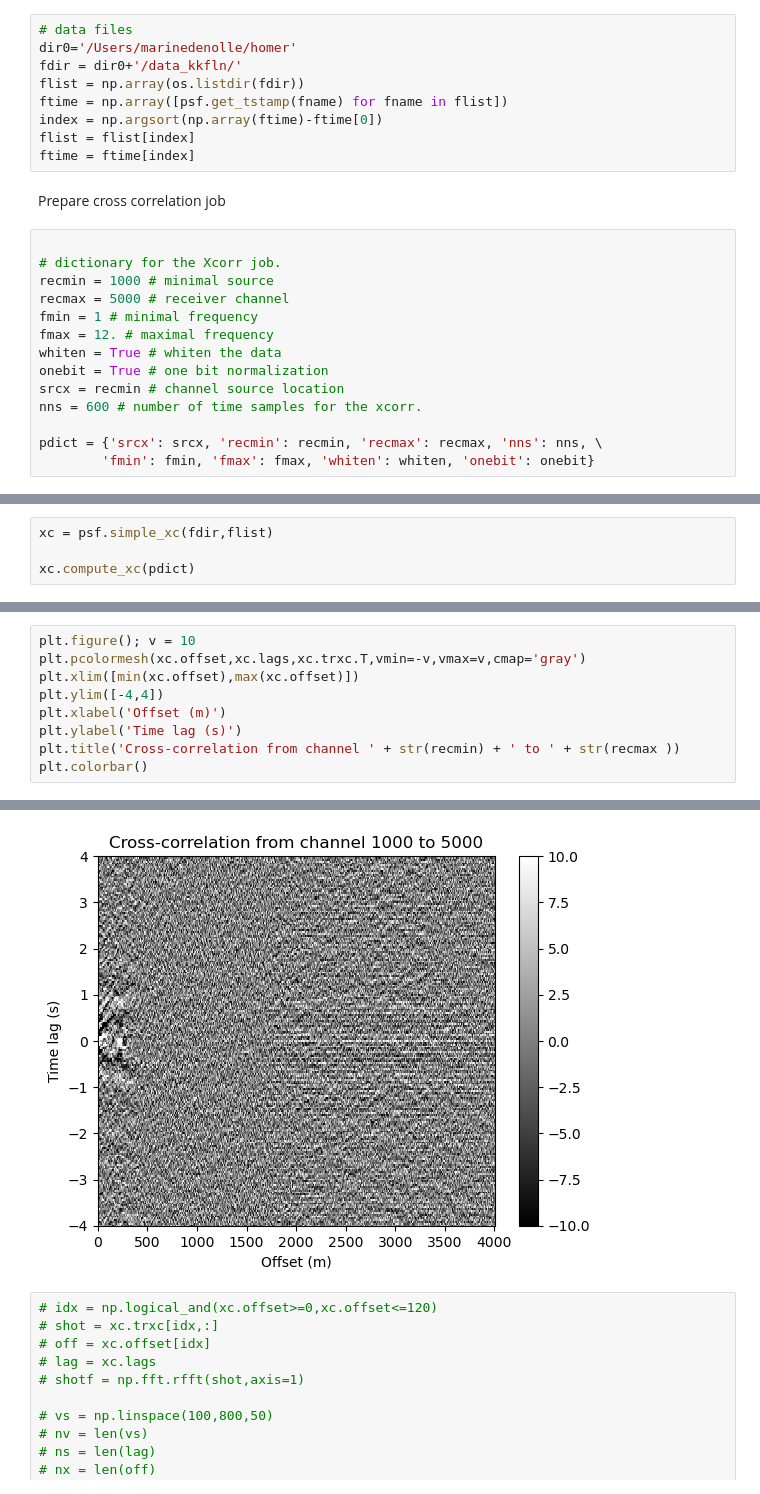
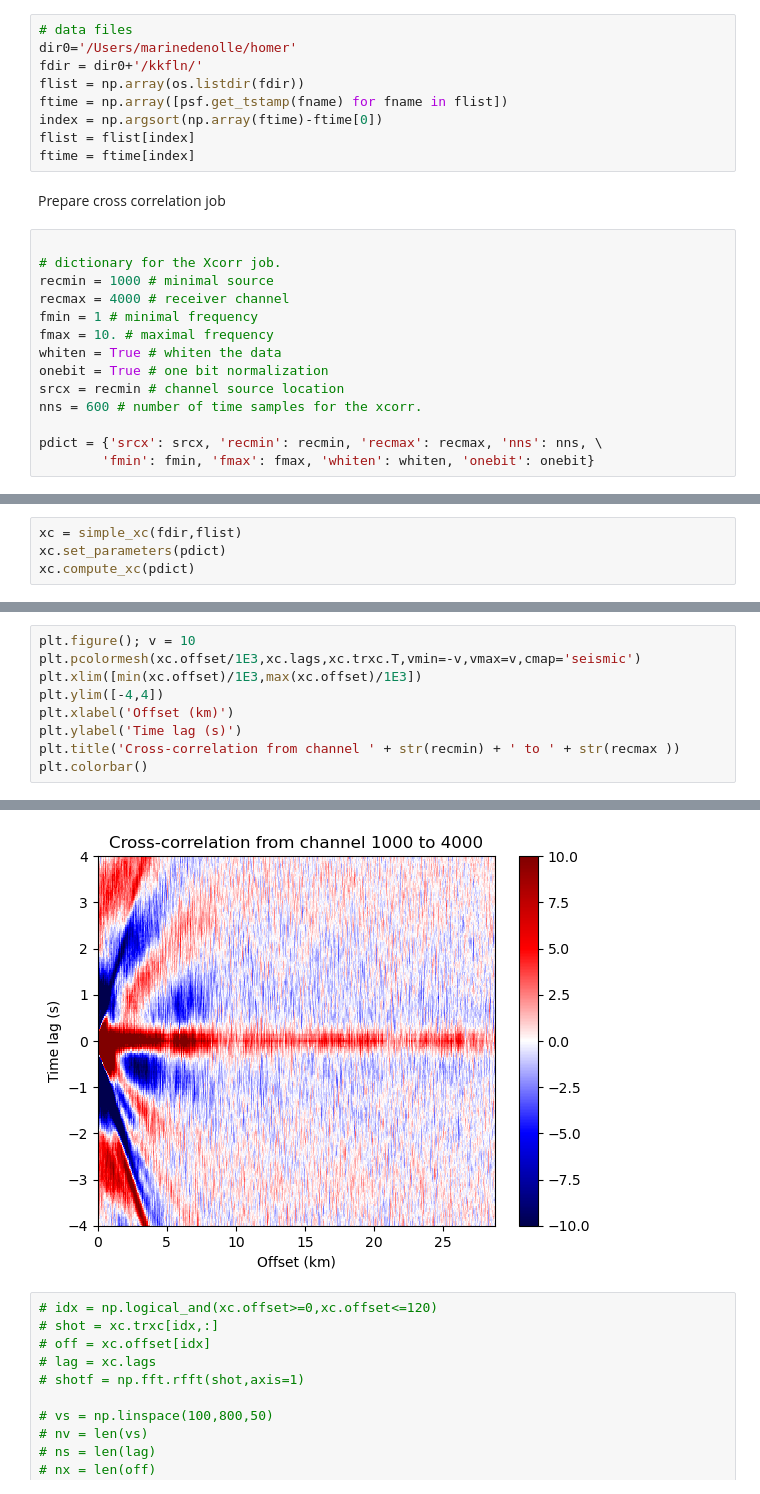
Before and after one commit to uwfiberlab/field_das, a Jupyter notebook: homer/homer_qc_xcorr.ipynb, the cells around one changed output, grey strips where cells are left out. Drawn from its saved outputs; the diff is of its cells as text.

Commit message:
corrected typo in receiver selection for xcorr

```diff
--- a/homer/homer_qc_xcorr.ipynb
+++ b/homer/homer_qc_xcorr.ipynb
@@ -24,7 +24,7 @@ Make the list of files
 # %%
 # data files
 dir0='/Users/marinedenolle/homer'
-fdir = dir0+'/data_kkfln/'
+fdir = dir0+'/kkfln/'
 flist = np.array(os.listdir(fdir))
 ftime = np.array([psf.get_tstamp(fname) for fname in flist])
 index = np.argsort(np.array(ftime)-ftime[0])
@@ -36,9 +36,9 @@ Prepare cross correlation job
 
 # dictionary for the Xcorr job.
 recmin = 1000 # minimal source
-recmax = 5000 # receiver channel
+recmax = 4000 # receiver channel
 fmin = 1 # minimal frequency
-fmax = 12. # maximal frequency
+fmax = 10. # maximal frequency
 whiten = True # whiten the data
 onebit = True # one bit normalization
 srcx = recmin # channel source location
@@ -53,5 +169,5 @@ fdir
 # %%
-xc = psf.simple_xc(fdir,flist)
-
+xc = simple_xc(fdir,flist)
+xc.set_parameters(pdict)
 xc.compute_xc(pdict)
 # %% [output]
@@ -75,15 +191,15 @@ File 15/15
 # %%
 plt.figure(); v = 10
-plt.pcolormesh(xc.offset,xc.lags,xc.trxc.T,vmin=-v,vmax=v,cmap='gray')
-plt.xlim([min(xc.offset),max(xc.offset)])
+plt.pcolormesh(xc.offset/1E3,xc.lags,xc.trxc.T,vmin=-v,vmax=v,cmap='seismic')
+plt.xlim([min(xc.offset)/1E3,max(xc.offset)/1E3])
 plt.ylim([-4,4])
-plt.xlabel('Offset (m)')
+plt.xlabel('Offset (km)')
 plt.ylabel('Time lag (s)')
 plt.title('Cross-correlation from channel ' + str(recmin) + ' to ' + str(recmax ))
 plt.colorbar()
 # %% [output]
 <matplotlib.colorbar.Colorbar at 0x...>
-[figure, old version]
+[figure, new version]
 # %%
 # idx = np.logical_and(xc.offset>=0,xc.offset<=120)
 # shot = xc.trxc[idx,:]
```
Also changed, not shown: parts of 3 cells of this notebook, 2 other files.
